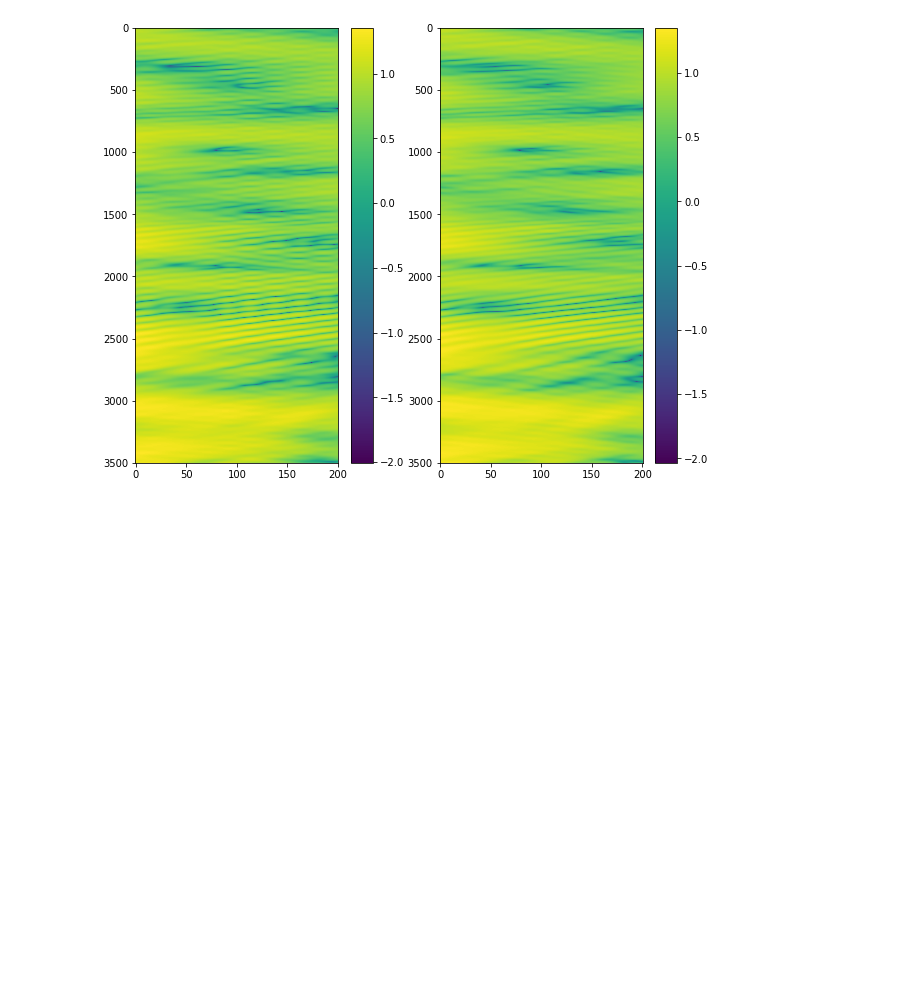
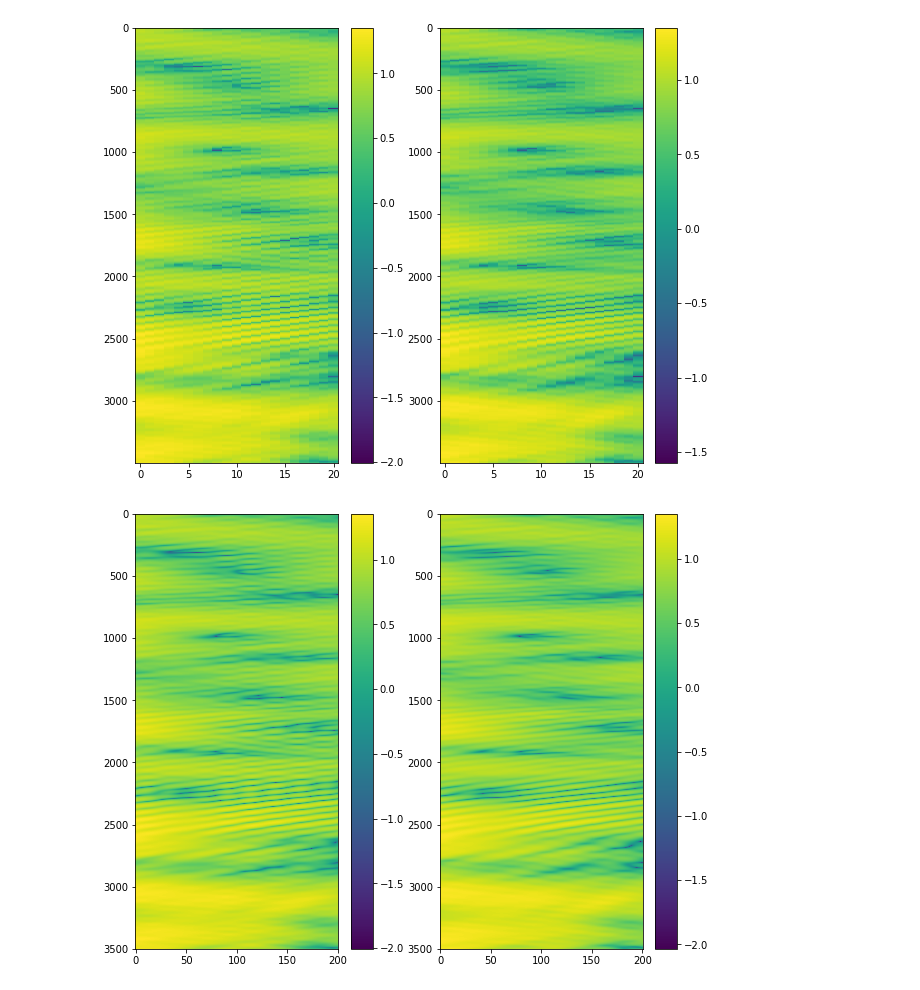
Before and after one commit to UPennEoR/RIMEz, a Jupyter notebook: notebooks/monopole_vs_no_monopole.ipynb, the cells around one changed output. Drawn from its saved outputs; the diff is of its cells as text; code cells hidden in the pictures; blank space fills up the shorter version.

```diff
--- a/notebooks/monopole_vs_no_monopole.ipynb
+++ b/notebooks/monopole_vs_no_monopole.ipynb
@@ -35,14 +40,15 @@ antenna_pairs_used, u2a, a2u = utils.get_minimal_antenna_set(antenna_positions_m
 antenna_beam_function_map = np.zeros(antenna_positions_meters.shape[0], dtype=np.int64)
 
 integral_kernel_cutoff = utils.kernel_cutoff_estimate(
-                            np.amax(u2a.keys()),
+                            np.amax(list(u2a.keys())),
                             np.amax(frequency_samples_hz),
                             width_estimate=100)
 # %%
 delta_era_axis = np.linspace(0., 2*np.pi, 8052, endpoint=False)
 jd0 = initial_time_sample_jd
 era_axis = delta_era_axis + utils.JD2era_tot(jd0)
-time_sample_jds = np.array(map(lambda era: utils.era2JD(era, jd0), era_axis))
+
+time_sample_jds = utils.era_tot2JD(era_axis)
 # %%
 parameters = {
     'array_latitude': array_latitude,
@@ -58,7 +64,7 @@ parameters = {
     'time_sample_jds': time_sample_jds
 }
 # %%
-beam_data_file_path = '/users/zmartino/zmartino/beam_data_from_nicolas/HERA_dipole_beams_spin1_model.h5'
+beam_data_file_path = '/home/zmart/beam_data_from_nicolas/HERA_dipole_beams_spin1_model.h5'
 
 beam_funcs = beam_models.model_data_to_spline_beam_func(
                 beam_data_file_path,
@@ -92,3 +110,16 @@ Wall time: 1min 20s
+# %%
+fig = plt.figure()
+ax = fig.add_subplot(121)
+img = ax.imshow(np.log10(np.abs(VC.V[2000:5500,:,1,0,0])), aspect='auto')
+plt.colorbar(img)
+
+ax = fig.add_subplot(122)
+img = ax.imshow(np.log10(np.abs(VC_nomono.V[2000:5500,:,1,0,0])), aspect='auto')
+plt.colorbar(img)
+
+plt.show()
+# %% [output]
+[figure, added]
 # %%
 fig = plt.figure()
 ax = fig.add_subplot(121)
```
Also changed, not shown: parts of 10 cells of this notebook, 1 other file.
